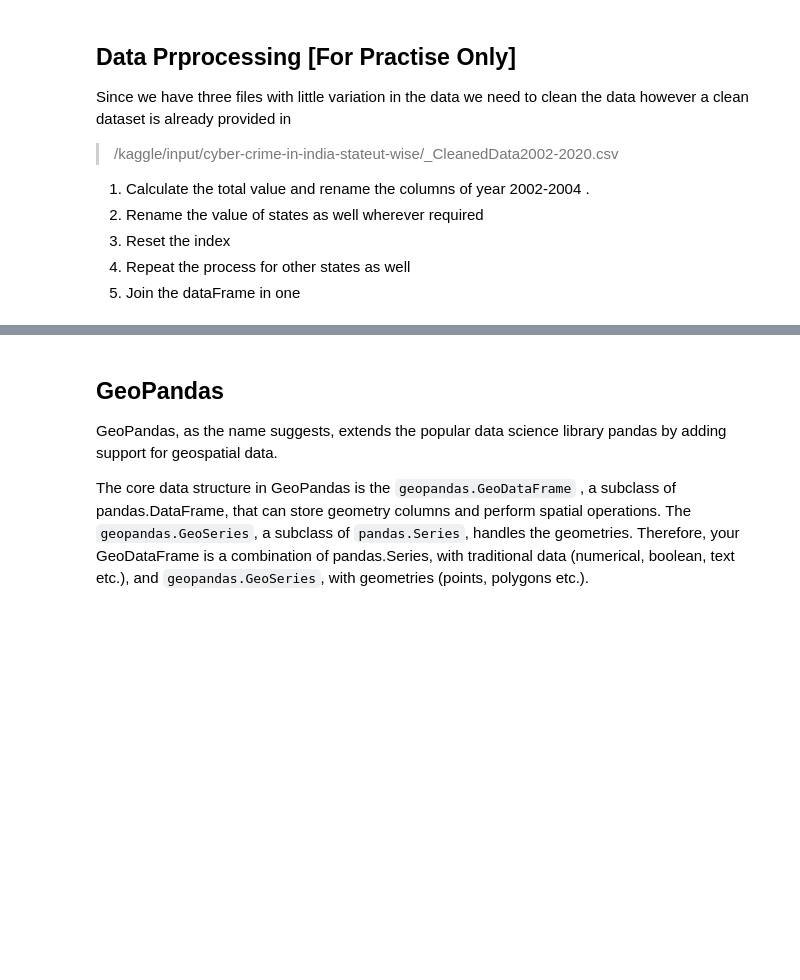
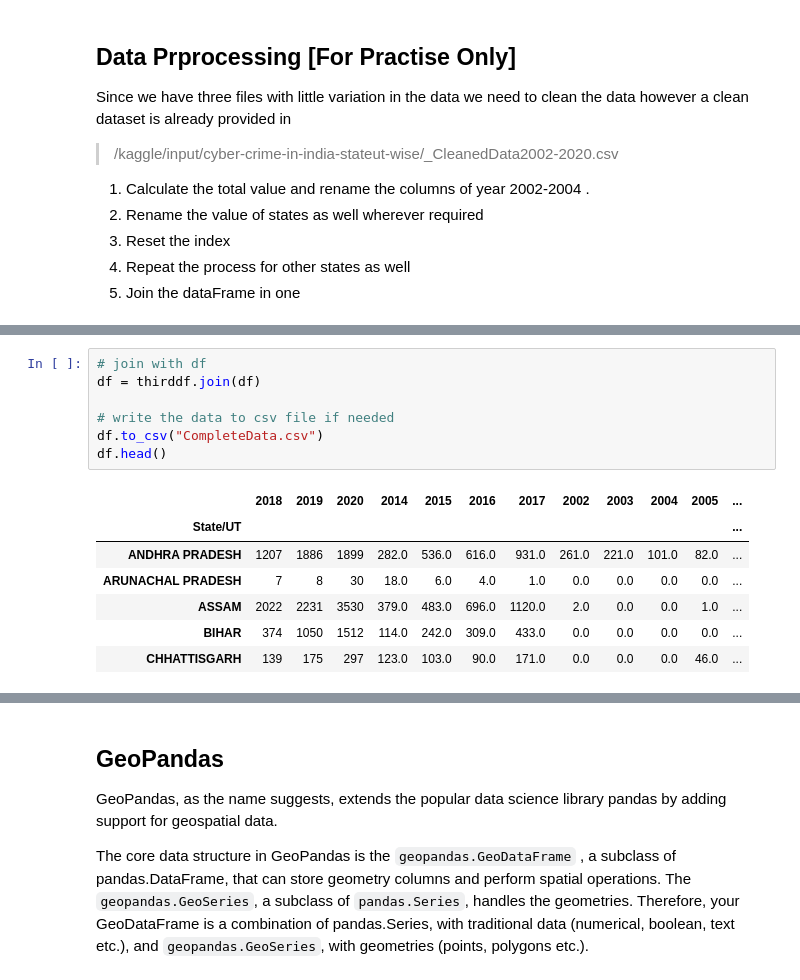
Before and after one commit to divyanshu-kunwar/kaggle_practise, a Jupyter notebook: cyber-crimes.ipynb, the cells around one changed output, grey strips where cells are left out. Cells and saved outputs as stored; diff of their text form; blank space fills up the shorter version.

```diff
--- a/cyber-crimes.ipynb
+++ b/cyber-crimes.ipynb
@@ -93,3 +123,18 @@ df.head(35)
+# %%
+# join with df
+df = thirddf.join(df)
+
+# write the data to csv file if needed
+df.to_csv("CompleteData.csv")
+df.head()
+# %% [output]
+|  | 2018 | 2019 | 2020 | 2014 | 2015 | 2016 | 2017 | 2002 | 2003 | 2004 | 2005 | ... |
+| State/UT |  |  |  |  |  |  |  |  |  |  |  | ... |
+| ANDHRA PRADESH | 1207 | 1886 | 1899 | 282.0 | 536.0 | 616.0 | 931.0 | 261.0 | 221.0 | 101.0 | 82.0 | ... |
+| ARUNACHAL PRADESH | 7 | 8 | 30 | 18.0 | 6.0 | 4.0 | 1.0 | 0.0 | 0.0 | 0.0 | 0.0 | ... |
+| ASSAM | 2022 | 2231 | 3530 | 379.0 | 483.0 | 696.0 | 1120.0 | 2.0 | 0.0 | 0.0 | 1.0 | ... |
+| BIHAR | 374 | 1050 | 1512 | 114.0 | 242.0 | 309.0 | 433.0 | 0.0 | 0.0 | 0.0 | 0.0 | ... |
+| CHHATTISGARH | 139 | 175 | 297 | 123.0 | 103.0 | 90.0 | 171.0 | 0.0 | 0.0 | 0.0 | 46.0 | ... |
 # %%
 # we can also read from /kaggle/input/cyber-crime-in-india-stateut-wise/_CleanedData2002-2020.csv
 # df = pd.read_csv("/kaggle/input/cyber-crime-in-india-stateut-wise/_CleanedData2002-2020.csv")
```
Also changed, not shown: parts of 15 cells of this notebook.
